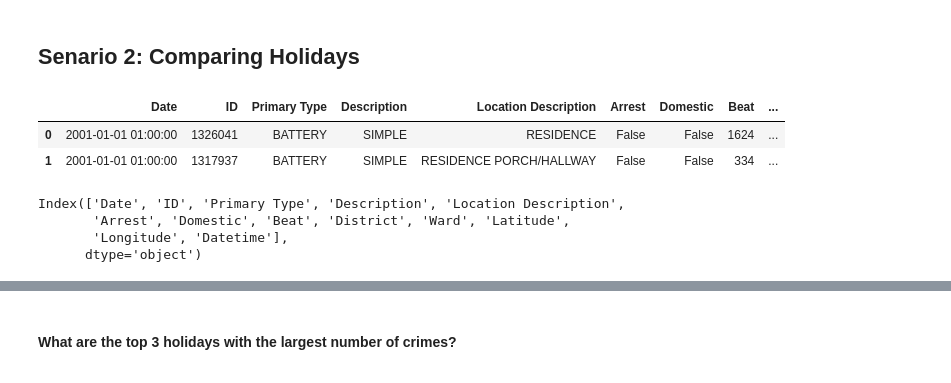
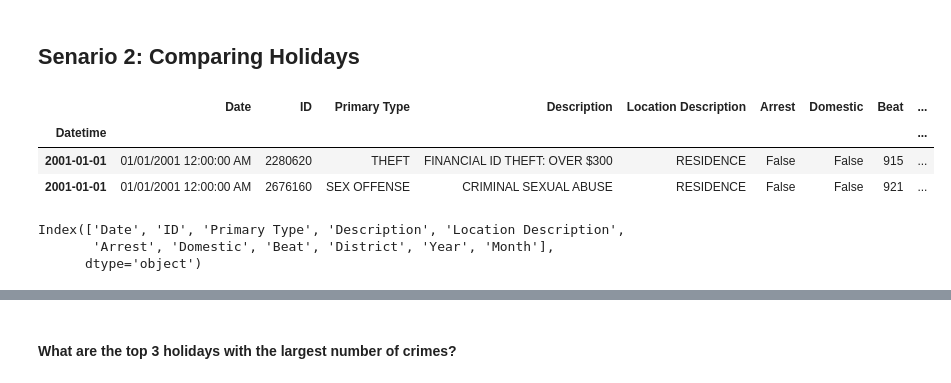
Before and after one commit to SeeBee8/Project-3, a Jupyter notebook: Part1-Chicago-Crime-Data-Copy1.ipynb, the cells around one changed output, grey strips where cells are left out. Cells and saved outputs as stored; diff of their text form; code cells hidden in the pictures.

```diff
--- a/Part1-Chicago-Crime-Data-Copy1.ipynb
+++ b/Part1-Chicago-Crime-Data-Copy1.ipynb
@@ -597,16 +585,16 @@ plt.show();
 ## Senario 2:  Comparing Holidays
 # %%
 #copy df
-hdf = df.copy()
+hdf = ts.copy()
 hdf.head(2)
 # %% [output]
 |  | Date | ID | Primary Type | Description | Location Description | Arrest | Domestic | Beat | ... |
-| 0 | 2001-01-01 01:00:00 | 1326041 | BATTERY | SIMPLE | RESIDENCE | False | False | 1624 | ... |
-| 1 | 2001-01-01 01:00:00 | 1317937 | BATTERY | SIMPLE | RESIDENCE PORCH/HALLWAY | False | False | 334 | ... |
+| Datetime |  |  |  |  |  |  |  |  | ... |
+| 2001-01-01 | 01/01/2001 12:00:00 AM | 2280620 | THEFT | FINANCIAL ID THEFT: OVER $300 | RESIDENCE | False | False | 915 | ... |
+| 2001-01-01 | 01/01/2001 12:00:00 AM | 2676160 | SEX OFFENSE | CRIMINAL SEXUAL ABUSE | RESIDENCE | False | False | 921 | ... |
 # %%
 hdf.columns
 # %% [output]
 Index(['Date', 'ID', 'Primary Type', 'Description', 'Location Description',
-       'Arrest', 'Domestic', 'Beat', 'District', 'Ward', 'Latitude',
-       'Longitude', 'Datetime'],
+       'Arrest', 'Domestic', 'Beat', 'District', 'Year', 'Month'],
       dtype='object')
```
Also changed, not shown: parts of 28 cells of this notebook.
